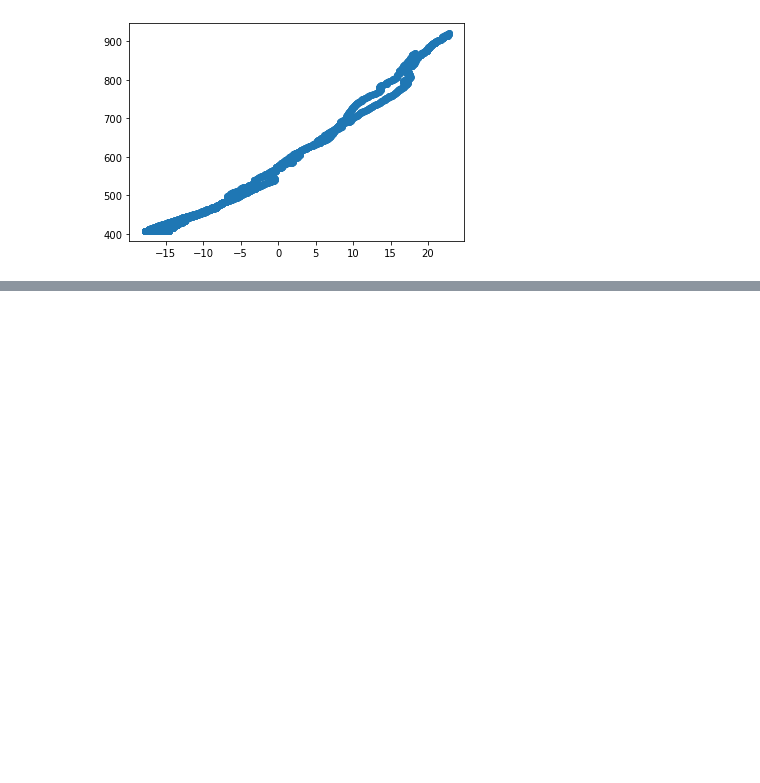
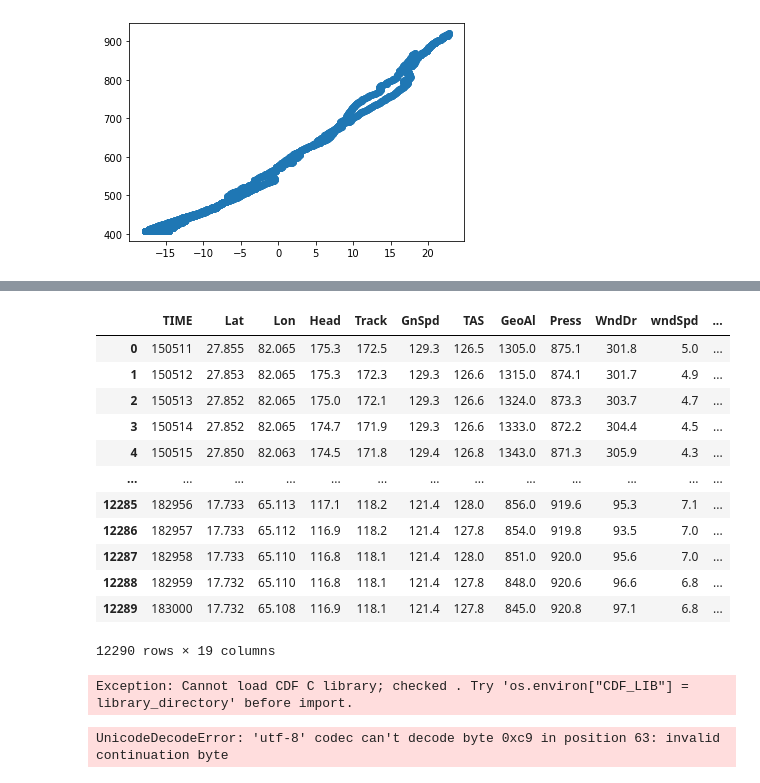
Before and after one commit to VictoriaPizzini/MPO624_2022, a Jupyter notebook: Notebooks/Victoria Folder/Hurricane Larry.ipynb, the cells around one changed output, grey strips where cells are left out. Drawn from its saved outputs; the diff is of its cells as text; code cells hidden in the pictures; blank space fills up the shorter version.

```diff
--- a/Notebooks/Victoria Folder/Hurricane Larry.ipynb
+++ b/Notebooks/Victoria Folder/Hurricane Larry.ipynb
@@ -167,0 +68,45 @@ ax.scatter3D(xdata, ydata, zdata, c=zdata, cmap='Greens');
+# %%
+#New Data from HRD
+import numpy as np
+import matplotlib.pyplot as plt
+import pandas as pd
+
+data = open(r"C:\Users\torip\OneDrive\Desktop\HRD Data\P3_20210925H1_211201-243558.cdf")
+df = pd.read_csv(filename, skiprows=15, delim_whitespace=True, names=cnames)
+df
+# %% [output]
+|  | TIME | Lat | Lon | Head | Track | GnSpd | TAS | GeoAl | Press | WndDr | wndSpd | ... |
+| 0 | 150511 | 27.855 | 82.065 | 175.3 | 172.5 | 129.3 | 126.5 | 1305.0 | 875.1 | 301.8 | 5.0 | ... |
+| 1 | 150512 | 27.853 | 82.065 | 175.3 | 172.3 | 129.3 | 126.6 | 1315.0 | 874.1 | 301.7 | 4.9 | ... |
+| 2 | 150513 | 27.852 | 82.065 | 175.0 | 172.1 | 129.3 | 126.6 | 1324.0 | 873.3 | 303.7 | 4.7 | ... |
+| 3 | 150514 | 27.852 | 82.065 | 174.7 | 171.9 | 129.3 | 126.6 | 1333.0 | 872.2 | 304.4 | 4.5 | ... |
+| 4 | 150515 | 27.850 | 82.063 | 174.5 | 171.8 | 129.4 | 126.8 | 1343.0 | 871.3 | 305.9 | 4.3 | ... |
+| ... | ... | ... | ... | ... | ... | ... | ... | ... | ... | ... | ... | ... |
+| 12285 | 182956 | 17.733 | 65.113 | 117.1 | 118.2 | 121.4 | 128.0 | 856.0 | 919.6 | 95.3 | 7.1 | ... |
+| 12286 | 182957 | 17.733 | 65.112 | 116.9 | 118.2 | 121.4 | 127.8 | 854.0 | 919.8 | 93.5 | 7.0 | ... |
+| 12287 | 182958 | 17.733 | 65.110 | 116.8 | 118.1 | 121.4 | 128.0 | 851.0 | 920.0 | 95.6 | 7.0 | ... |
+| 12288 | 182959 | 17.732 | 65.110 | 116.8 | 118.1 | 121.4 | 127.8 | 848.0 | 920.6 | 96.6 | 6.8 | ... |
+| 12289 | 183000 | 17.732 | 65.108 | 116.9 | 118.1 | 121.4 | 127.8 | 845.0 | 920.8 | 97.1 | 6.8 | ... |
+12290 rows × 19 columns
+# %%
+# Read augmented drops from disk, saving the time of redoing all the above
+FOLDERNAME = r"C:\Users\torip\OneDrive\Desktop\HRD Data\P3_20210925H1_211201-243558.cdf"
+import glob
+import pandas as pd
+import plotly.express as px
+import os
+os.environ["CDF_LIB"] = "~/CDF/lib"
+from spacepy import pycdf
+
+cdf = pycdf.CDF(r"C:\Users\torip\OneDrive\Desktop\HRD Data\P3_20210925H1_211201-243558.cdf")
+print(cdf)
+# %% [output]
+Exception: Cannot load CDF C library; checked . Try 'os.environ["CDF_LIB"] = library_directory' before import.
+# %%
+drops=[]
+for file_name in glob.glob(FOLDERNAME):
+    # print(file_name)
+    drop = pd.read_csv(file_name)
+    drops.append(drop)
+# %% [output]
+UnicodeDecodeError: 'utf-8' codec can't decode byte 0xc9 in position 63: invalid continuation byte
```
Also changed, not shown: parts of 9 cells of this notebook, 1 other file.
